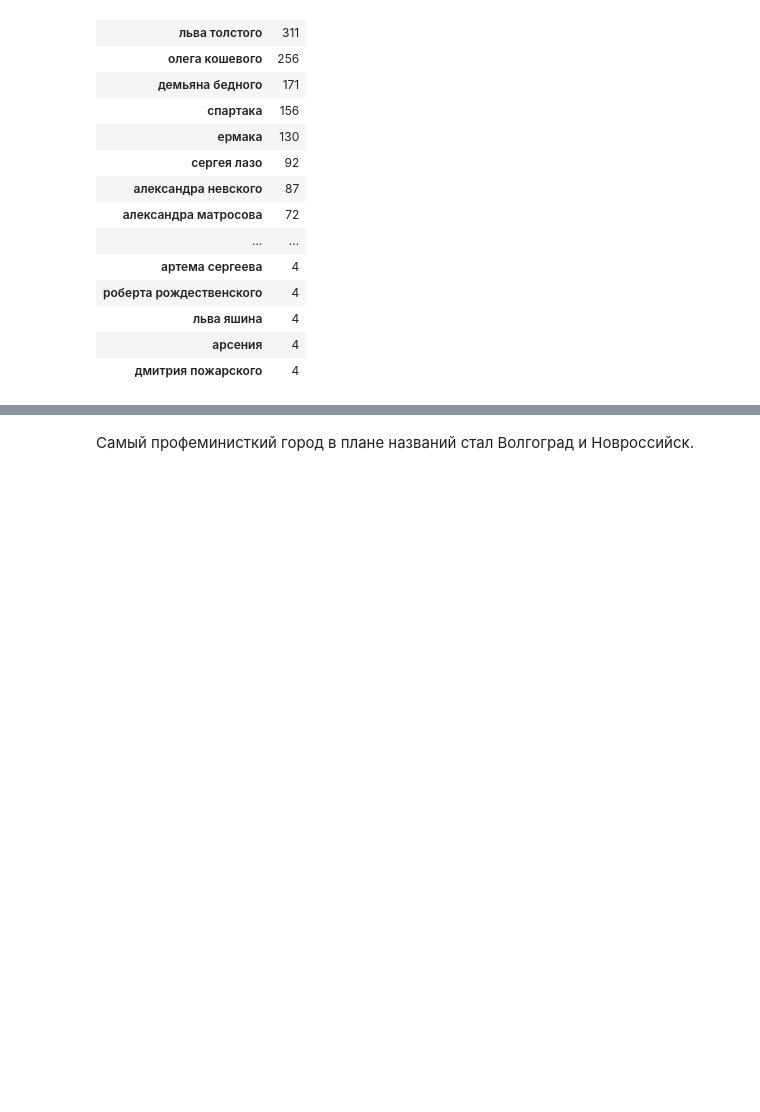
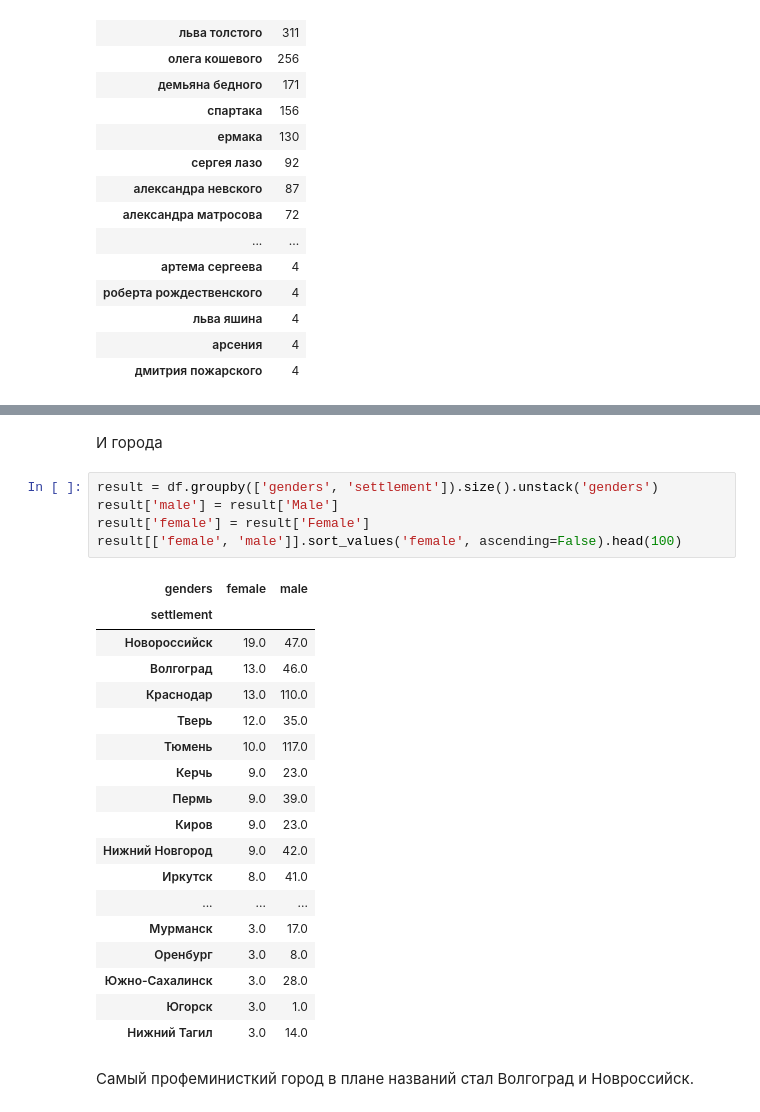
Before and after one commit to kkruglik/female_streets, a Jupyter notebook: russian_streets.ipynb, the cells around one changed output, grey strips where cells are left out. Cells and saved outputs as stored; diff of their text form; blank space fills up the shorter version.

```diff
--- a/russian_streets.ipynb
+++ b/russian_streets.ipynb
@@ -425,3 +461,29 @@ df[df.genders == "Male"] \
+# %% [markdown]
+И города
+# %%
+result = df.groupby(['genders', 'settlement']).size().unstack('genders')
+result['male'] = result['Male']
+result['female'] = result['Female']
+result[['female', 'male']].sort_values('female', ascending=False).head(100)
+# %% [output]
+| genders | female | male |
+| settlement |  |  |
+| Новороссийск | 19.0 | 47.0 |
+| Волгоград | 13.0 | 46.0 |
+| Краснодар | 13.0 | 110.0 |
+| Тверь | 12.0 | 35.0 |
+| Тюмень | 10.0 | 117.0 |
+| Керчь | 9.0 | 23.0 |
+| Пермь | 9.0 | 39.0 |
+| Киров | 9.0 | 23.0 |
+| Нижний Новгород | 9.0 | 42.0 |
+| Иркутск | 8.0 | 41.0 |
+| ... | ... | ... |
+| Мурманск | 3.0 | 17.0 |
+| Оренбург | 3.0 | 8.0 |
+| Южно-Сахалинск | 3.0 | 28.0 |
+| Югорск | 3.0 | 1.0 |
+| Нижний Тагил | 3.0 | 14.0 |
 # %% [markdown]
 Самый профеминисткий город в плане названий стал Волгоград и Новроссийск.
 # %%
```
Also changed, not shown: parts of 7 cells of this notebook.
